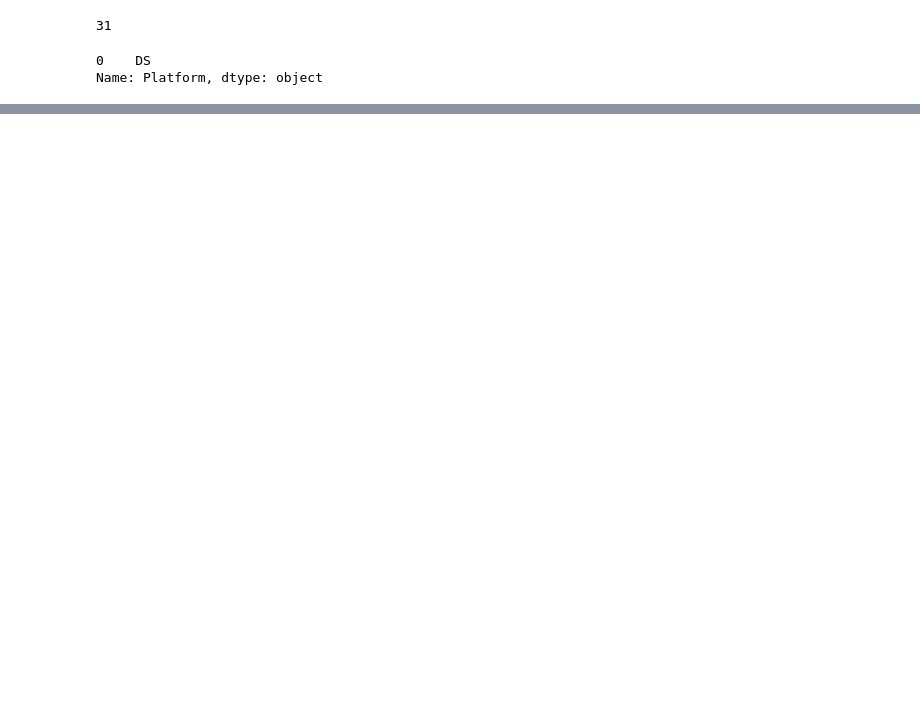
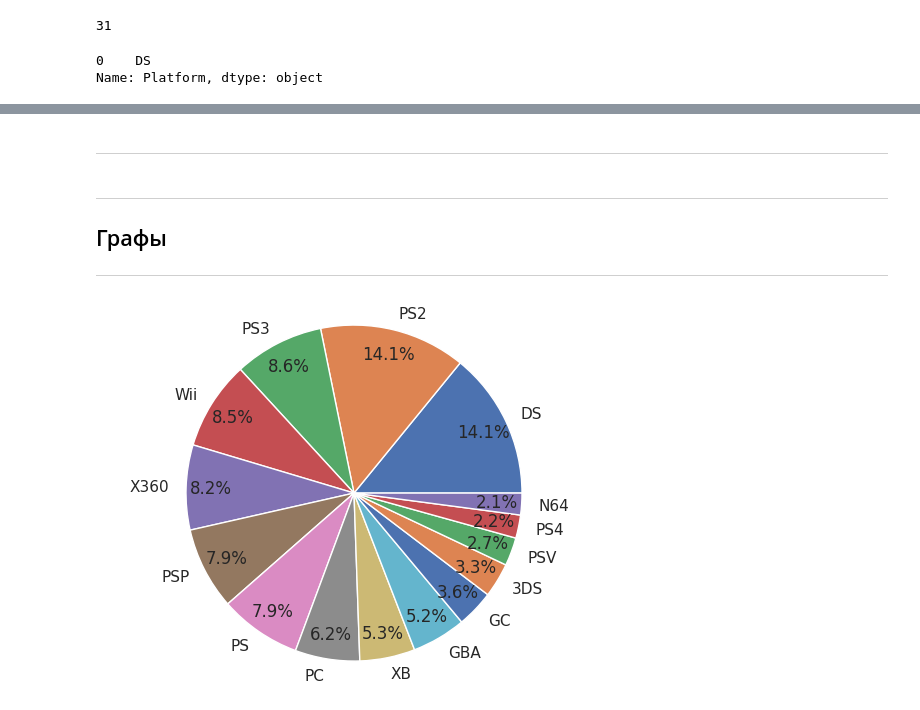
Before and after one commit to shuklarituparn/Machine_Learning_Course, a Jupyter notebook: Project1-Sem1/Project1.ipynb, the cells around one changed output, grey strips where cells are left out. Cells and saved outputs as stored; diff of their text form; code cells hidden in the pictures; blank space fills up the shorter version.

```diff
--- a/Project1-Sem1/Project1.ipynb
+++ b/Project1-Sem1/Project1.ipynb
@@ -248,2 +295,22 @@ min          0.010000
 max         82.740000
 Name: Global_Sales, dtype: float64
+# %% [markdown]
+----
+# %% [markdown]
+
+
+---
+
+## Графы
+
+
+---
+# %%
+import matplotlib.pyplot as plt
+
+counts = data['Platform'].value_counts().head(15)
+plt.pie(counts, labels=counts.index, autopct='%1.1f%%',  pctdistance=0.85, labeldistance=1.1)
+plt.axis('equal')
+plt.show()               # Различные платформы игр
+# %% [output]
+[figure, added]
```
Also changed, not shown: parts of 31 cells of this notebook.
